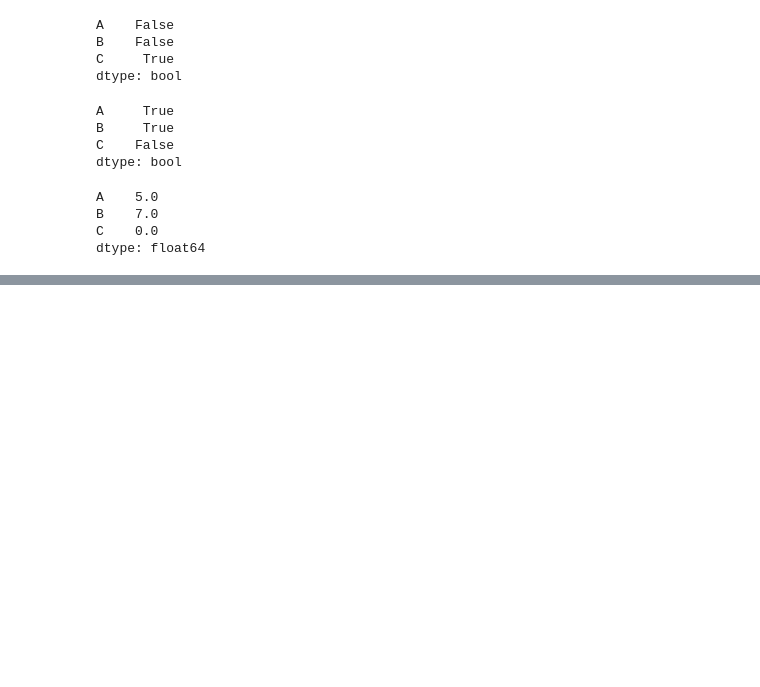
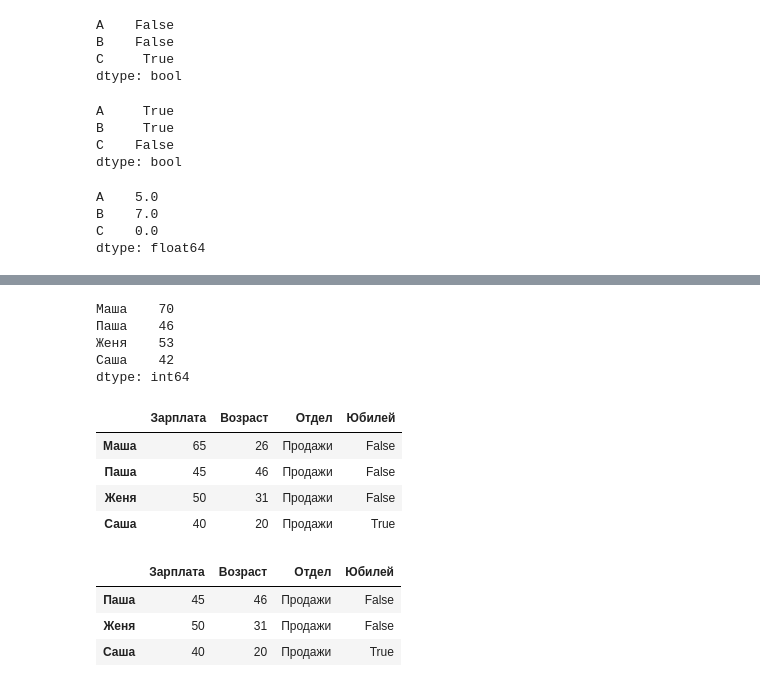
Before and after one commit to KidIsKing/learn_pandas, a Jupyter notebook: pandas/guide/tutorial2.ipynb, the cells around one changed output, grey strips where cells are left out. Saved outputs shown, nothing was run; the diff lists cells and outputs as text; code cells hidden in the pictures; blank space fills up the shorter version.

```diff
--- a/pandas/guide/tutorial2.ipynb
+++ b/pandas/guide/tutorial2.ipynb
@@ -232,0 +414,3 @@ dtype: float64
+# %%
+employee.loc["Маша", "Зарплата"] = 65
+employee
@@ -232,0 +422,3 @@ dtype: float64
+# %%
+employee.loc["Саша"] = pd.Series({"Зарплата": 40, "Возраст": 20})  # Создаём новую запись
+employee
@@ -232,0 +431,3 @@ dtype: float64
+# %%
+employee["Возраст"] = [26, 46, 31, 20]  # Меняем значения списком, важно знать последовательность
+employee
@@ -232,0 +440,3 @@ dtype: float64
+# %%
+employee["Отдел"] = "Продажи"
+employee
@@ -232,0 +449,25 @@ dtype: float64
+# %%
+bonuses = pd.Series([5, 1, 3, 2], ["Маша", "Паша", "Женя", "Саша"])
+employee["Зарплата"] + bonuses  # Сохранения не будет, нужно присвоение
+# %% [output]
+Маша    70
+Паша    46
+Женя    53
+Саша    42
+dtype: int64
+# %%
+employee["Юбилей"] = employee["Возраст"] % 10 == 0
+employee
+# %% [output]
+|  | Зарплата | Возраст | Отдел | Юбилей |
+| Маша | 65 | 26 | Продажи | False |
+| Паша | 45 | 46 | Продажи | False |
+| Женя | 50 | 31 | Продажи | False |
+| Саша | 40 | 20 | Продажи | True |
+# %%
+employee[employee["Зарплата"] < 55]
+# %% [output]
+|  | Зарплата | Возраст | Отдел | Юбилей |
+| Паша | 45 | 46 | Продажи | False |
+| Женя | 50 | 31 | Продажи | False |
+| Саша | 40 | 20 | Продажи | True |
```
Also changed, not shown: parts of 53 cells of this notebook, 2 other files.
